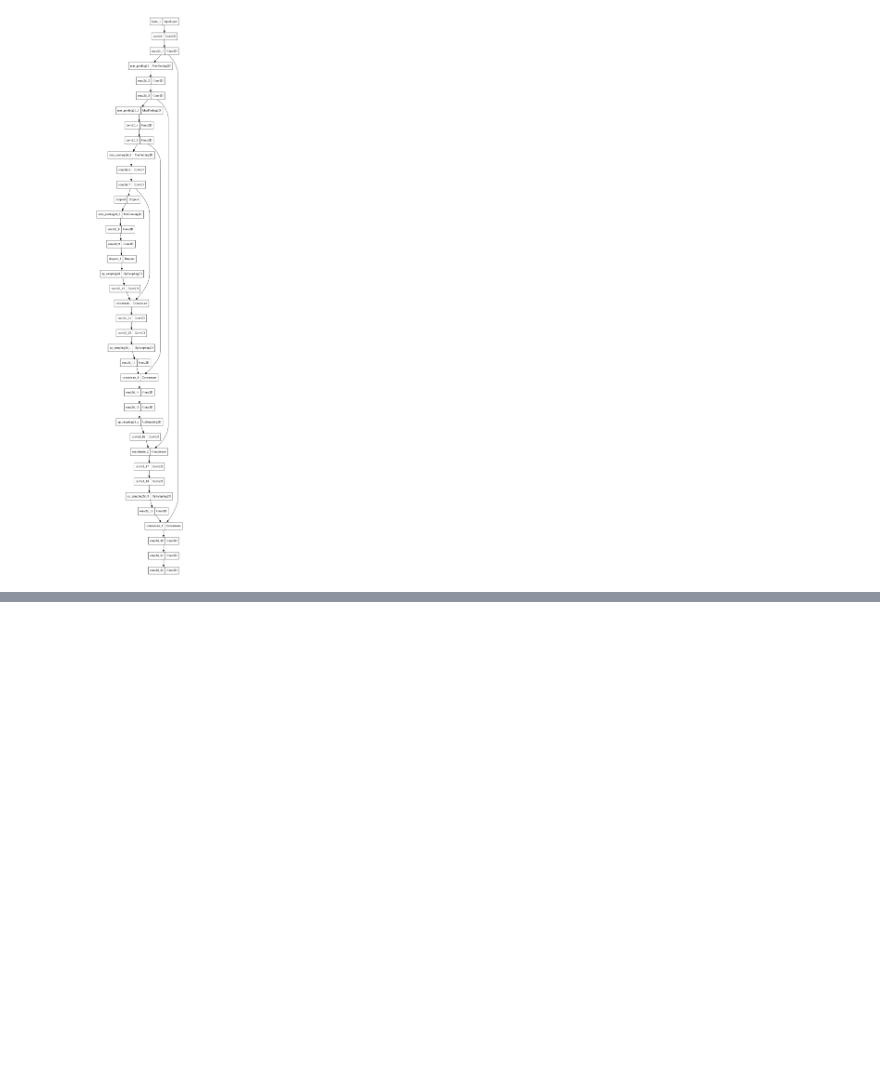
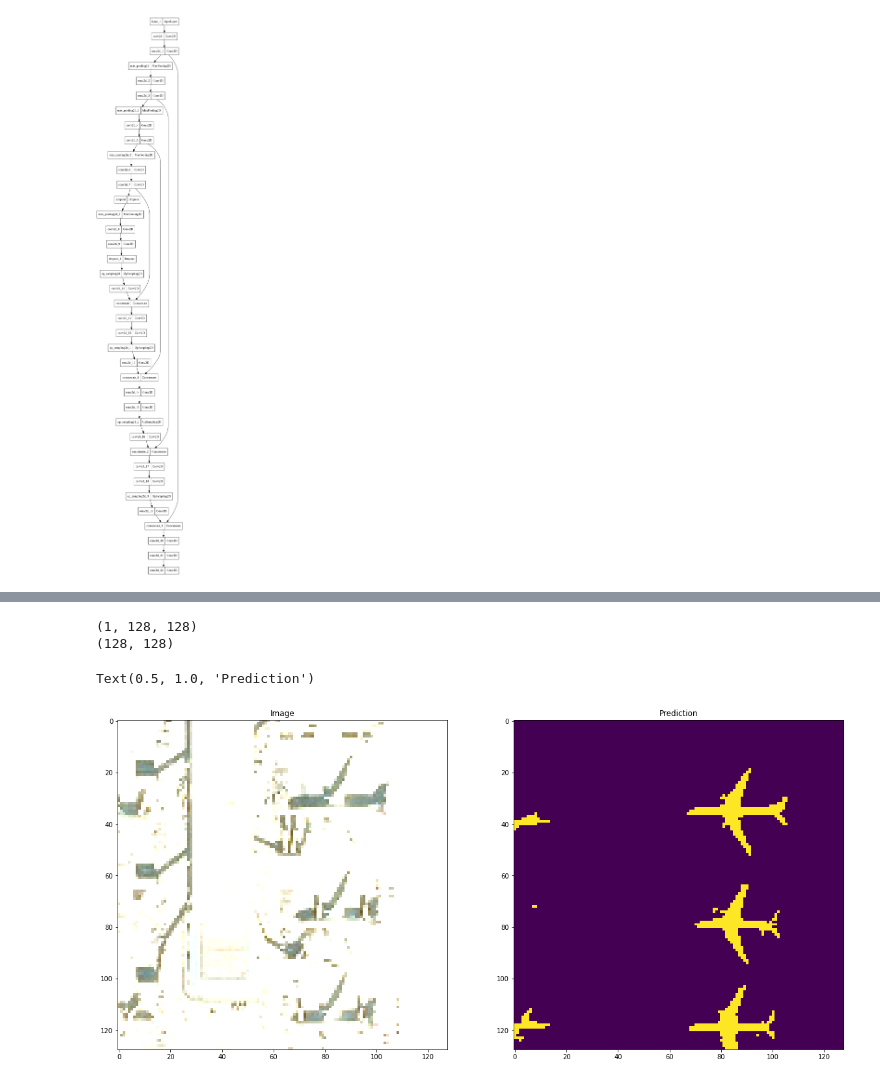
Before and after one commit to ComradeBlyatlov/Machine-Learning-Semantic-Segmentation, a Jupyter notebook: Machine_Learning.ipynb, the cells around one changed output, grey strips where cells are left out. Saved outputs shown, nothing was run; the diff lists cells and outputs as text; code cells hidden in the pictures; blank space fills up the shorter version.

```diff
--- a/Machine_Learning.ipynb
+++ b/Machine_Learning.ipynb
@@ -235,5 +235,5 @@ plt.show()
 # %%
-m1 = A[48]
+m1 = A[25]
 pred = model.predict(np.expand_dims(m1, 0))
 pred_mask = np.argmax(pred, axis=-1)
 print(pred_mask.shape)
@@ -249,0 +250,4 @@ NameError: ignored
+(1, 128, 128)
+(128, 128)
+Text(0.5, 1.0, 'Prediction')
+[figure, added]
```
Also changed, not shown: parts of 5 cells of this notebook.
